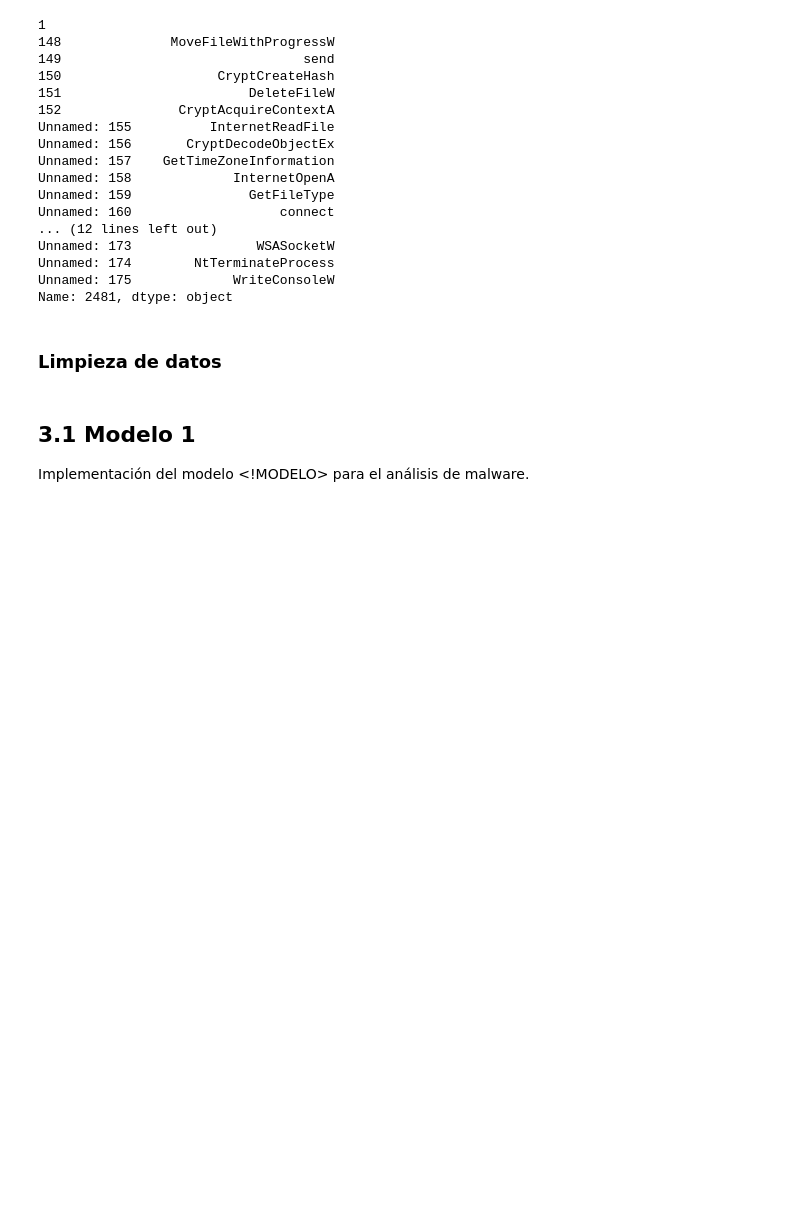
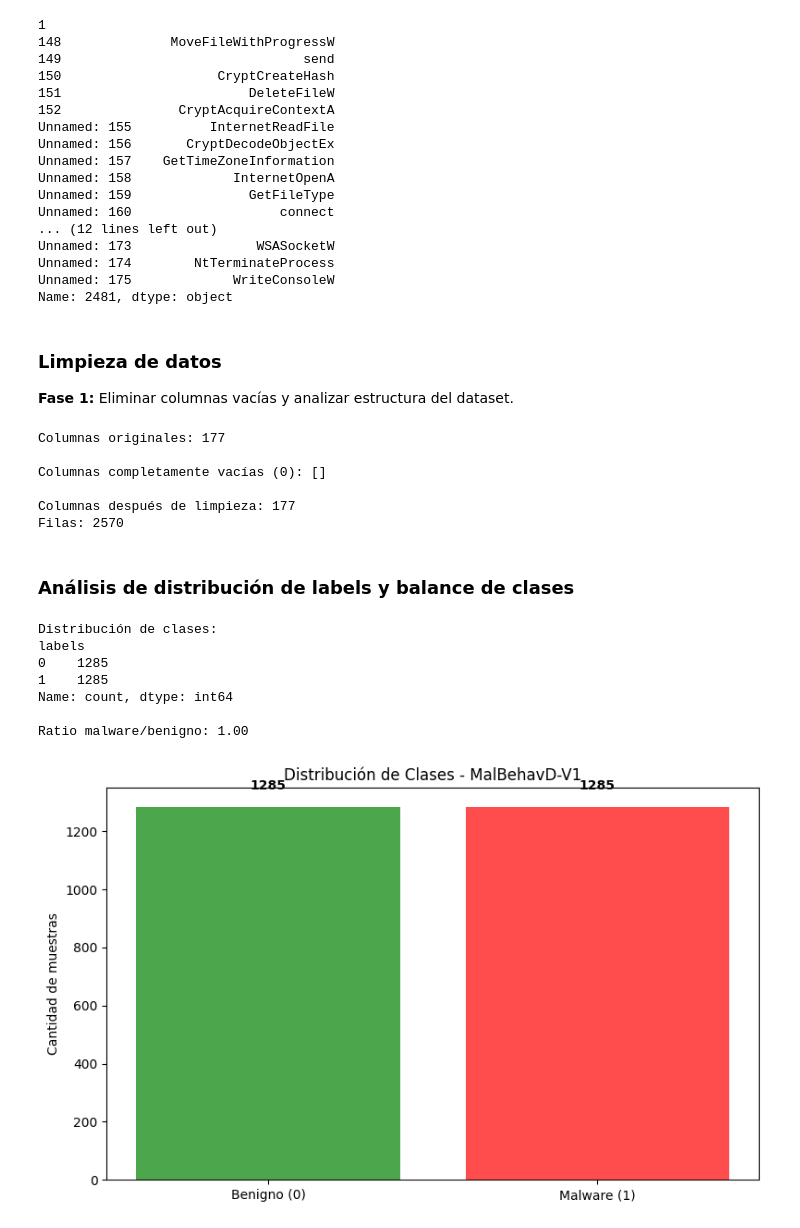
Before and after one commit to LuisMontenegro21/Lab2-SecurityDataScience, a Jupyter notebook: lab2.ipynb, the cells around one changed output. Cells and saved outputs as stored; diff of their text form; code cells hidden in the pictures; blank space fills up the shorter version.

Commit message:
data cleaning

```diff
--- a/lab2.ipynb
+++ b/lab2.ipynb
@@ -79,6 +79,52 @@ Unnamed: 175             WriteConsoleW
 Name: 2481, dtype: object
 # %% [markdown]
 ### Limpieza de datos
+**Fase 1:** Eliminar columnas vacías y analizar estructura del dataset.
+# %%
+# Fase 1: Identificar y eliminar columnas completamente vacías
+print(f"Columnas originales: {df.shape[1]}")
+
+# Encontrar columnas completamente vacías (todos los valores son NaN)
+empty_cols = df.columns[df.isnull().all()].tolist()
+print(f"\nColumnas completamente vacías ({len(empty_cols)}): {empty_cols}")
+
+# Eliminar columnas vacías
+df_clean = df.drop(columns=empty_cols)
+print(f"\nColumnas después de limpieza: {df_clean.shape[1]}")
+print(f"Filas: {df_clean.shape[0]}")
+# %% [output]
+Columnas originales: 177
+
+Columnas completamente vacías (0): []
+
+Columnas después de limpieza: 177
+Filas: 2570
 # %% [markdown]
-## 3.1 Modelo 1
-Implementación del modelo <!MODELO> para el análisis de malware.
+### Análisis de distribución de labels y balance de clases
+# %%
+# Distribución de labels (0=benigno, 1=malware)
+label_counts = df_clean['labels'].value_counts()
+print("Distribución de clases:")
+print(label_counts)
+print(f"\nRatio malware/benigno: {label_counts.get(1, 0) / label_counts.get(0, 1):.2f}")
+
+# Visualización
+fig, ax = plt.subplots(figsize=(8, 5))
+bars = ax.bar(['Benigno (0)', 'Malware (1)'], [label_counts.get(0, 0), label_counts.get(1, 0)],
+              color=['green', 'red'], alpha=0.7)
+ax.set_ylabel('Cantidad de muestras')
+ax.set_title('Distribución de Clases - MalBehavD-V1')
+for bar, count in zip(bars, [label_counts.get(0, 0), label_counts.get(1, 0)]):
+    ax.text(bar.get_x() + bar.get_width()/2, bar.get_height() + 50, str(count),
+            ha='center', va='bottom', fontweight='bold')
+plt.tight_layout()
+plt.show()
+# %% [output]
+Distribución de clases:
+labels
+0    1285
+1    1285
+Name: count, dtype: int64
+
+Ratio malware/benigno: 1.00
+[figure, added]
```
Also changed, not shown: parts of 11 cells of this notebook, 7 other files.
